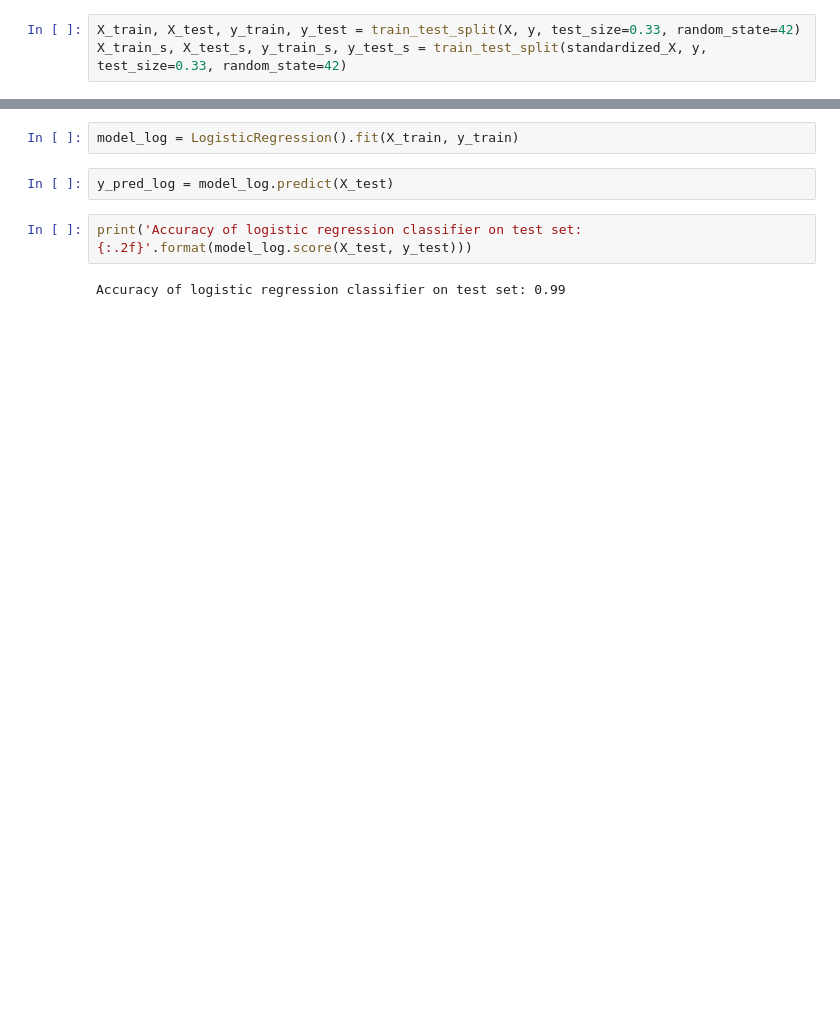
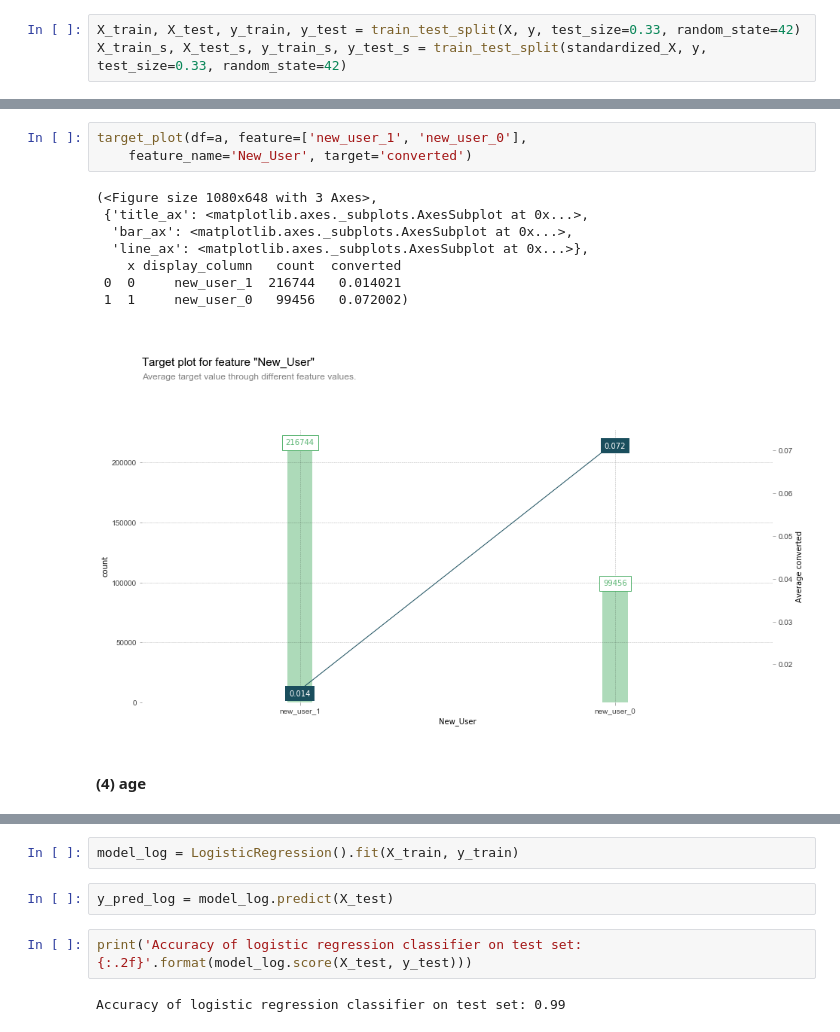
Before and after one commit to crazywiden/Leetcode_daily_submit, a Jupyter notebook: 20e/Conversion_data_20e.ipynb, the cells around one changed output, grey strips where cells are left out. Drawn from its saved outputs; the diff is of its cells as text; blank space fills up the shorter version.

```diff
--- a/20e/Conversion_data_20e.ipynb
+++ b/20e/Conversion_data_20e.ipynb
@@ -340,0 +281,14 @@ X_train_s, X_test_s, y_train_s, y_test_s = train_test_split(standardized_X, y, t
+# %%
+target_plot(df=a, feature=['new_user_1', 'new_user_0'],
+    feature_name='New_User', target='converted')
+# %% [output]
+(<Figure size 1080x648 with 3 Axes>,
+ {'title_ax': <matplotlib.axes._subplots.AxesSubplot at 0x...>,
+  'bar_ax': <matplotlib.axes._subplots.AxesSubplot at 0x...>,
+  'line_ax': <matplotlib.axes._subplots.AxesSubplot at 0x...>},
+    x display_column   count  converted
+ 0  0     new_user_1  216744   0.014021
+ 1  1     new_user_0   99456   0.072002)
+[figure, added]
+# %% [markdown]
+#### (4) age
```
Also changed, not shown: parts of 87 cells of this notebook.
